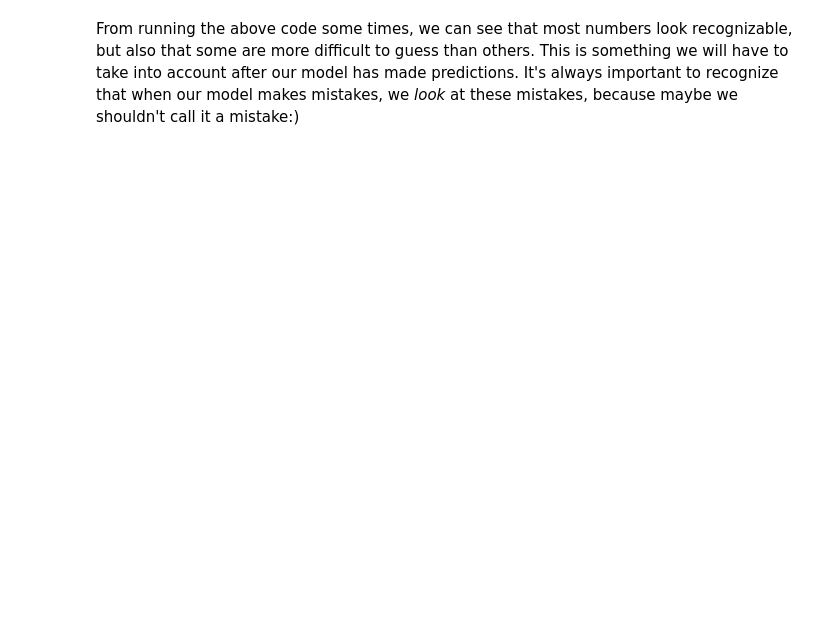
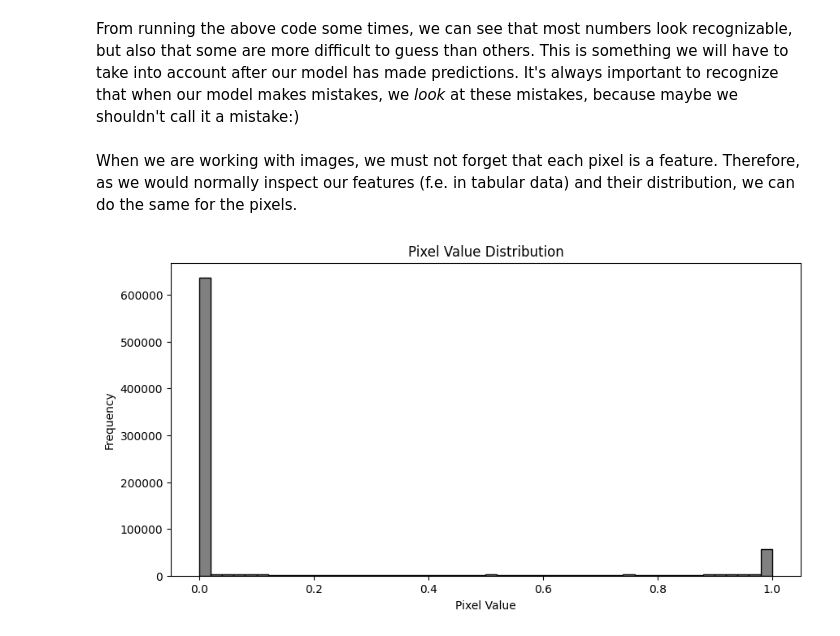
Before and after one commit to AlexanderAKM/MNIST-tutorials, a Jupyter notebook: MNIST.ipynb, the cells around one changed output. Drawn from its saved outputs; the diff is of its cells as text; code cells hidden in the pictures; blank space fills up the shorter version.

```diff
--- a/MNIST.ipynb
+++ b/MNIST.ipynb
@@ -68,2 +82,18 @@ plt.show()
 # %% [markdown]
 From running the above code some times, we can see that most numbers look recognizable, but also that some are more difficult to guess than others. This is something we will have to take into account after our model has made predictions. It's always important to recognize that when our model makes mistakes, we *look* at these mistakes, because maybe we shouldn't call it a mistake:)
+# %% [markdown]
+When we are working with images, we must not forget that each pixel is a feature. Therefore, as we would normally inspect our features (f.e. in tabular data) and their distribution, we can do the same for the pixels.
+# %%
+# Visualize the distribution of pixel values
+def plot_pixel_distribution(dataset, num_samples=1000):
+    pixels = np.concatenate([img.numpy().flatten() for img, _ in torch.utils.data.Subset(dataset, np.random.choice(len(dataset), num_samples, replace=False))])
+    plt.figure(figsize=(10, 5))
+    plt.hist(pixels, bins=50, color='gray', edgecolor='black')
+    plt.xlabel('Pixel Value')
+    plt.ylabel('Frequency')
+    plt.title('Pixel Value Distribution')
+    plt.show()
+
+plot_pixel_distribution(train_dataset)
+# %% [output]
+[figure, added]
```
Also changed, not shown: parts of 14 cells of this notebook.
